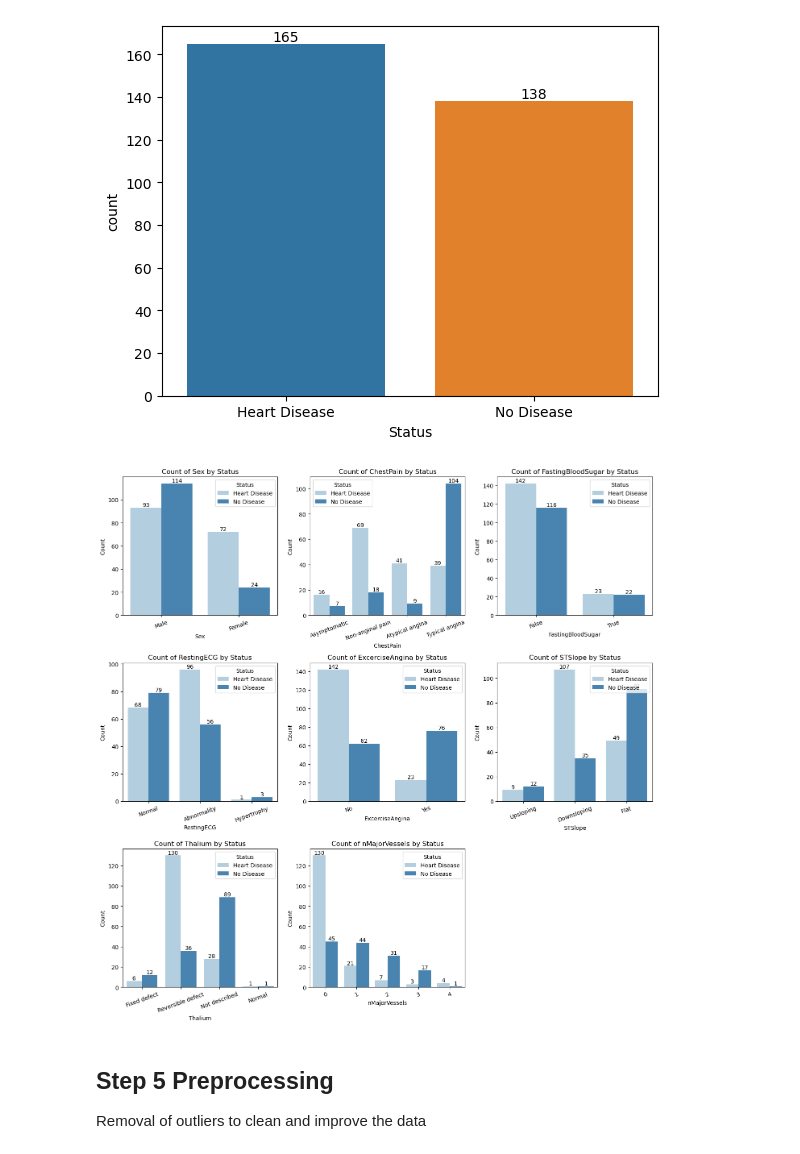
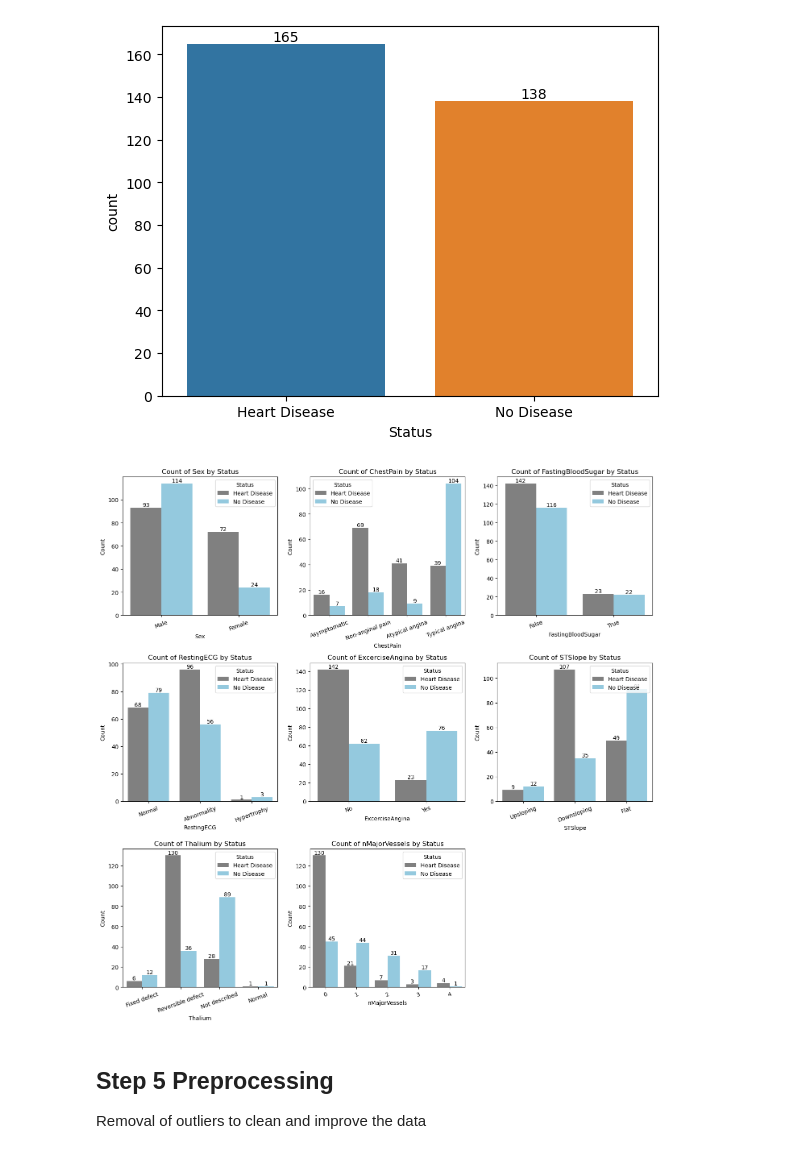
Before and after one commit to tgw6201/SC1015, a Jupyter notebook: miniProj.ipynb, the cells around one changed output. Saved outputs shown, nothing was run; the diff lists cells and outputs as text; code cells hidden in the pictures.

```diff
--- a/miniProj.ipynb
+++ b/miniProj.ipynb
@@ -438,35 +438,35 @@ num_rows = (num_features - 1) // 3 + 1
 num_cols = min(num_features, 3)
 
 fig, axes = plt.subplots(nrows=num_rows, ncols=num_cols, figsize=(14, 14))
 
 for i, feature in enumerate(categorical_features):
     row = i // 3
     col = i % 3
     ax = axes[row, col]
 
-    sns.countplot(data=df, x=feature, hue='Status', ax=ax, palette='Blues')
+    sb.countplot(data=df, x=feature, hue='Status', ax=ax, palette={'Heart Disease': 'grey', 'No Disease': 'skyblue'})
     ax.set_title(f'Count of {feature} by Status')
     ax.set_xlabel(feature)
     ax.set_ylabel('Count')
     ax.tick_params(axis='x', rotation=20)
 
     for p in ax.patches:
         ax.annotate(format(p.get_height(), '.0f'),
                     (p.get_x() + p.get_width() / 2., p.get_height()),
                     ha='center', va='center',
                     xytext=(0, 5),
                     textcoords='offset points',
                     color='black')
 
 for i in range(num_rows):
     for j in range(num_cols):
         if i * 3 + j >= num_features:
             fig.delaxes(axes[i, j])
 
 plt.tight_layout()
 plt.show()
 # %% [output]
-[figure, old version]
+[figure, new version]
 # %% [markdown]
 ## Step 5 Preprocessing
 Removal of outliers to clean and improve the data
```
